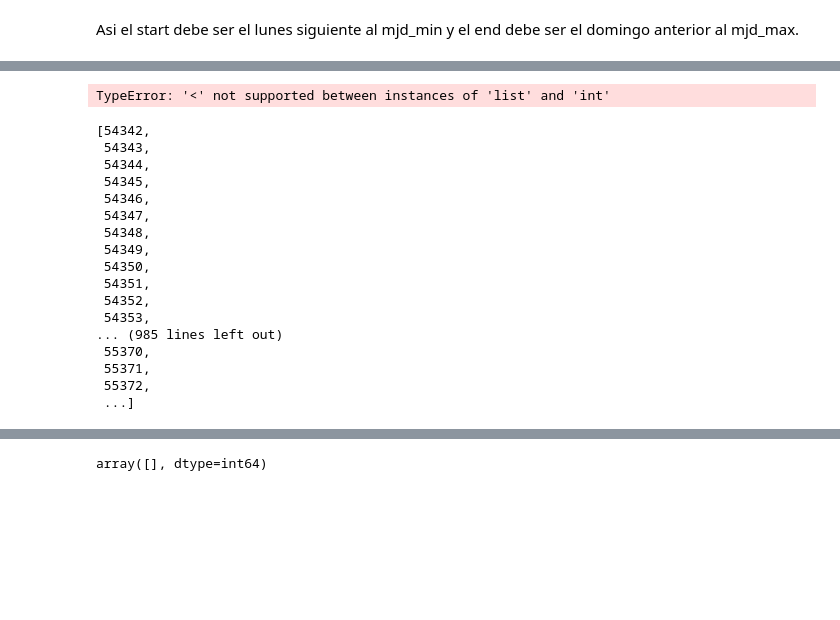
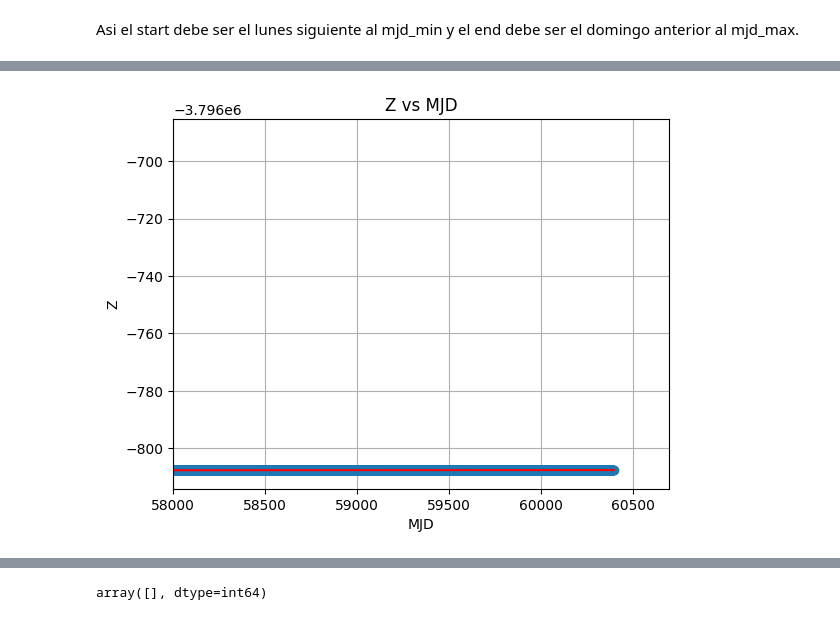
Before and after one commit to bettachini/tallerTesis, a Jupyter notebook: ramsacErrors/leeUno.ipynb, the cells around one changed output, grey strips where cells are left out. Saved outputs shown, nothing was run; the diff lists cells and outputs as text; code cells hidden in the pictures; blank space fills up the shorter version.

```diff
--- a/ramsacErrors/leeUno.ipynb
+++ b/ramsacErrors/leeUno.ipynb
@@ -114,47 +191,34 @@ lastMonday = datetime.datetime(2020, 1, 6) + timedelta(weeks=1)
 # %%
 # fit spline up to a certain mjd
 from scipy.interpolate import UnivariateSpline
 
 mjd = data['time_series']['mjd']
 z = data['time_series']['z']
 
 # fit spline up to a certain mjd
-mjd_fit = mjd[mjd < 58000]
-z_fit = z[mjd < 58000]
+# Assuming mjd is a list, convert it to a NumPy array
+import numpy as np
+mjd = np.array(mjd)
+z = np.array(z)
+
+mjd_fit = mjd[mjd > 58000]
+z_fit = z[mjd > 58000]
 
 spl = UnivariateSpline(mjd_fit, z_fit, k=3)
 spl.set_smoothing_factor(0.1)
 
 fig, ax = plt.subplots()
 ax.plot(mjd, z, 'o', label='data')
 ax.plot(mjd, spl(mjd), 'r', label='fit')
 ax.set_xlabel('MJD')
 ax.set_ylabel('Z')
 ax.set_title('Z vs MJD')
+ax.set_xlim(58000, )
+# ax.set_ylim((-830, -800)* -3.8e6)
 ax.grid(True)
 plt.show()
 # %% [output]
-TypeError: '<' not supported between instances of 'list' and 'int'
+[figure, added]
-# %%
-data['time_series']['mjd'].iloc
-# %% [output]
-[54342,
- 54343,
- 54344,
- 54345,
- 54346,
- 54347,
- 54348,
- 54349,
- 54350,
- 54351,
- 54352,
- 54353,
-... (985 lines left out)
- 55370,
- 55371,
- 55372,
- ...]
 # %%
 # perform an spline interpolation
 from scipy.interpolate import UnivariateSpline
```
Also changed, not shown: parts of 14 cells of this notebook, 2 other files.
